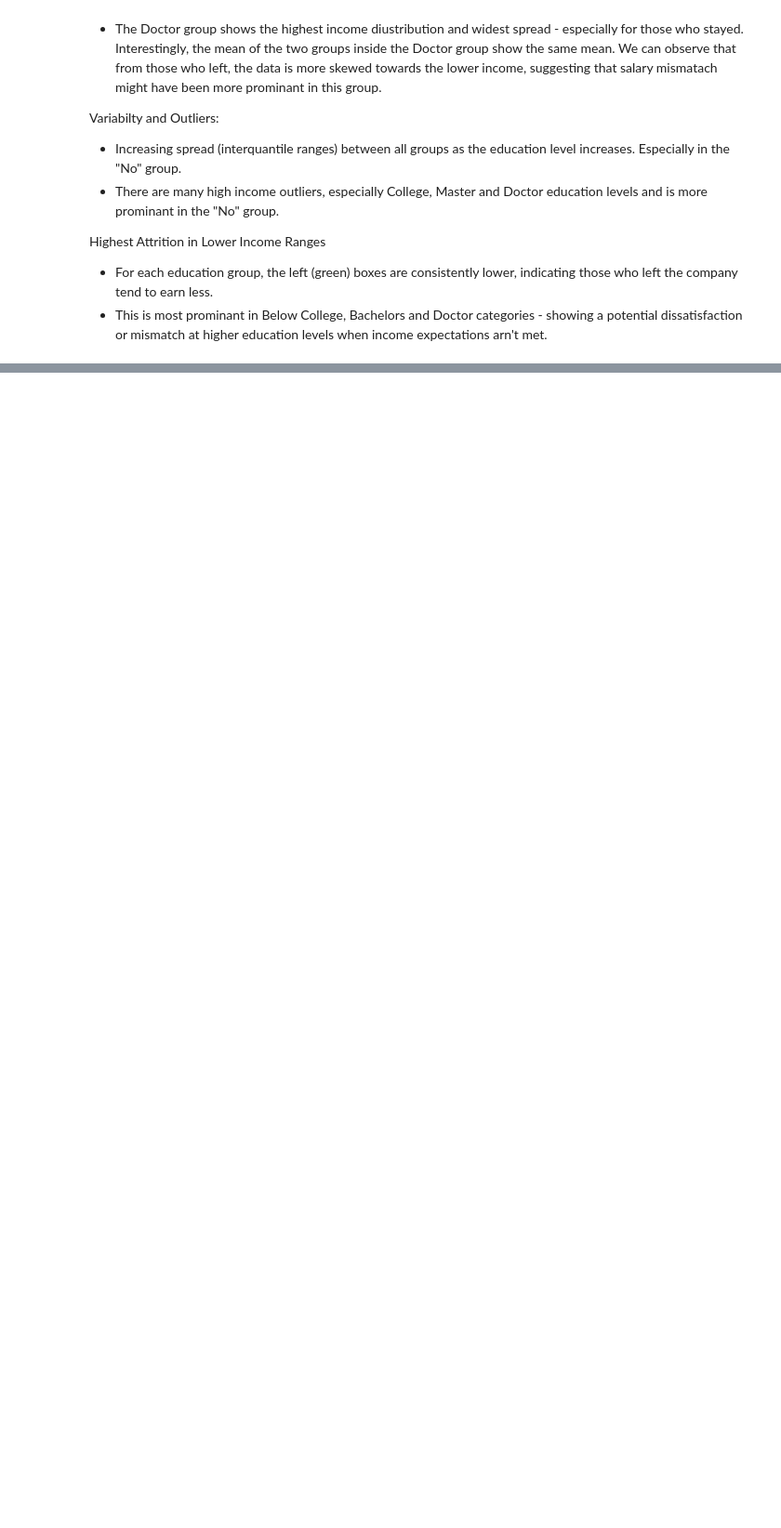
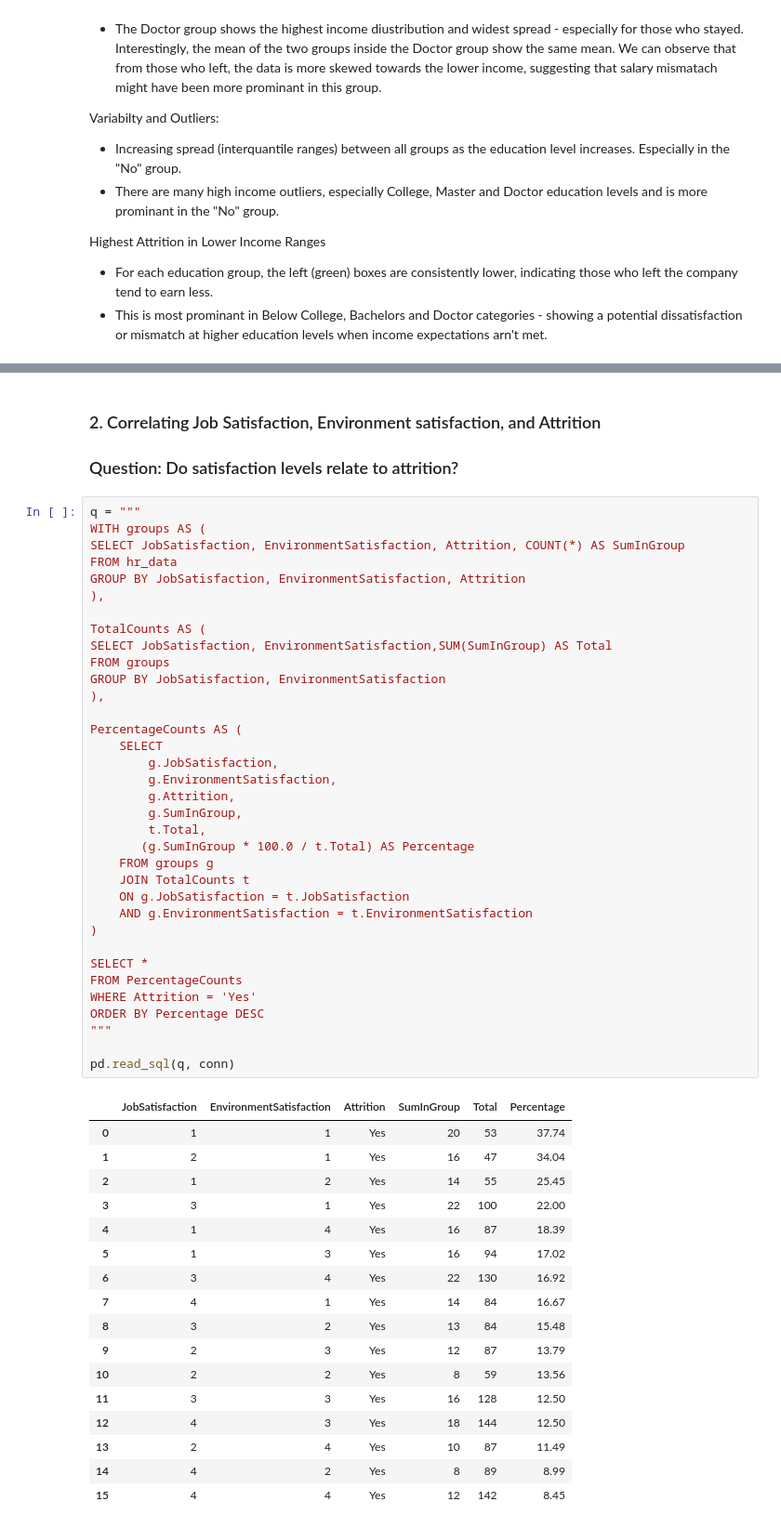
Before and after one commit to matandaniely/HR_Analytics, a Jupyter notebook: main.ipynb, the cells around one changed output, grey strips where cells are left out. Shown: that part at 93% size. Drawn from its saved outputs; the diff is of its cells as text; blank space fills up the shorter version.

```diff
--- a/main.ipynb
+++ b/main.ipynb
@@ -679,0 +755,57 @@ Highest Attrition in Lower Income Ranges
+# %% [markdown]
+### 2. Correlating Job Satisfaction, Environment satisfaction, and Attrition
+
+###    Question: Do satisfaction levels relate to attrition?
+# %%
+q = """
+WITH groups AS (
+SELECT JobSatisfaction, EnvironmentSatisfaction, Attrition, COUNT(*) AS SumInGroup
+FROM hr_data
+GROUP BY JobSatisfaction, EnvironmentSatisfaction, Attrition
+),
+
+TotalCounts AS (
+SELECT JobSatisfaction, EnvironmentSatisfaction,SUM(SumInGroup) AS Total
+FROM groups
+GROUP BY JobSatisfaction, EnvironmentSatisfaction
+),
+
+PercentageCounts AS (
+    SELECT
+        g.JobSatisfaction,
+        g.EnvironmentSatisfaction,
+        g.Attrition,
+        g.SumInGroup,
+        t.Total,
+       (g.SumInGroup * 100.0 / t.Total) AS Percentage
+    FROM groups g
+    JOIN TotalCounts t
+    ON g.JobSatisfaction = t.JobSatisfaction
+    AND g.EnvironmentSatisfaction = t.EnvironmentSatisfaction
+)
+
+SELECT *
+FROM PercentageCounts
+WHERE Attrition = 'Yes'
+ORDER BY Percentage DESC
+"""
+
+pd.read_sql(q, conn)
+# %% [output]
+|  | JobSatisfaction | EnvironmentSatisfaction | Attrition | SumInGroup | Total | Percentage |
+| 0 | 1 | 1 | Yes | 20 | 53 | 37.74 |
+| 1 | 2 | 1 | Yes | 16 | 47 | 34.04 |
+| 2 | 1 | 2 | Yes | 14 | 55 | 25.45 |
+| 3 | 3 | 1 | Yes | 22 | 100 | 22.00 |
+| 4 | 1 | 4 | Yes | 16 | 87 | 18.39 |
+| 5 | 1 | 3 | Yes | 16 | 94 | 17.02 |
+| 6 | 3 | 4 | Yes | 22 | 130 | 16.92 |
+| 7 | 4 | 1 | Yes | 14 | 84 | 16.67 |
+| 8 | 3 | 2 | Yes | 13 | 84 | 15.48 |
+| 9 | 2 | 3 | Yes | 12 | 87 | 13.79 |
+| 10 | 2 | 2 | Yes | 8 | 59 | 13.56 |
+| 11 | 3 | 3 | Yes | 16 | 128 | 12.50 |
+| 12 | 4 | 3 | Yes | 18 | 144 | 12.50 |
+| 13 | 2 | 4 | Yes | 10 | 87 | 11.49 |
+| 14 | 4 | 2 | Yes | 8 | 89 | 8.99 |
+| 15 | 4 | 4 | Yes | 12 | 142 | 8.45 |
```
Also changed, not shown: parts of 6 cells of this notebook.
